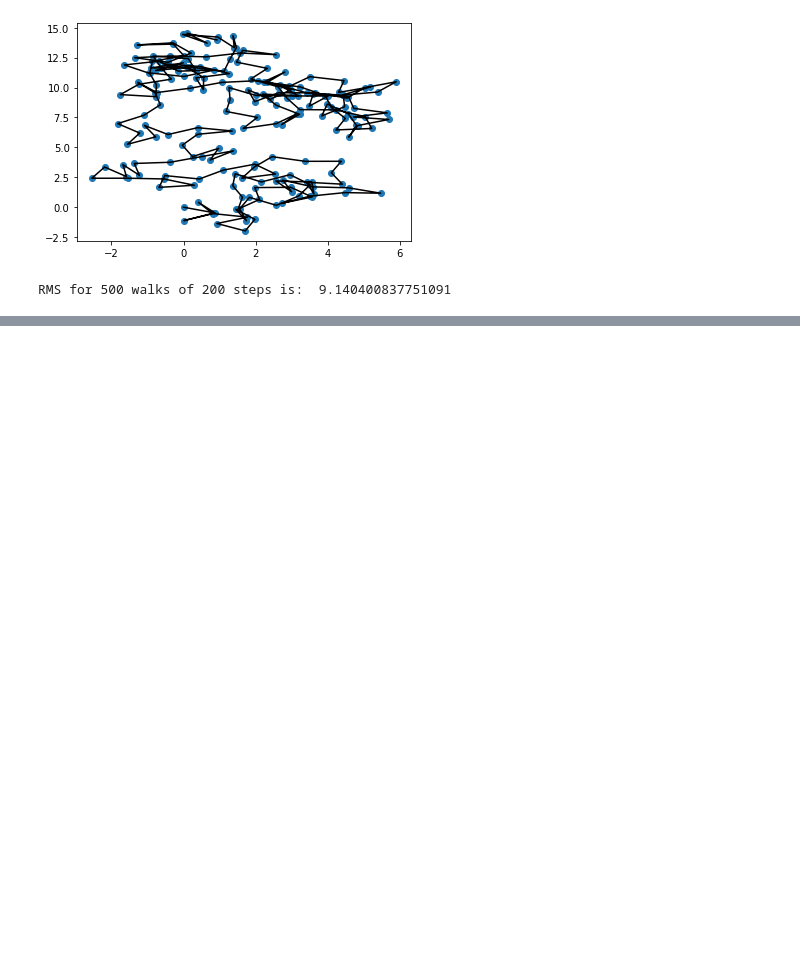
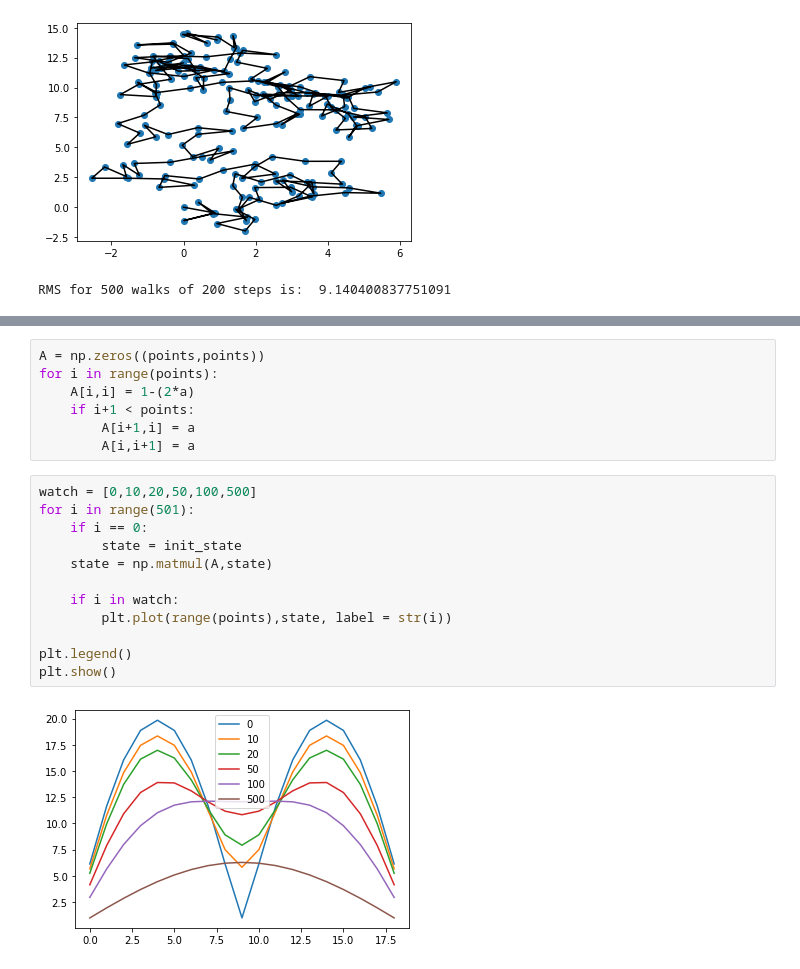
Before and after one commit to emb1ues/comp_phy_endsem, a Jupyter notebook: comp_phy_endsem.ipynb, the cells around one changed output, grey strips where cells are left out. Drawn from its saved outputs; the diff is of its cells as text; blank space fills up the shorter version.

```diff
--- a/comp_phy_endsem.ipynb
+++ b/comp_phy_endsem.ipynb
@@ -60,0 +81,21 @@ RMS for 500 walks of 200 steps is:  9.140400837751091
+# %%
+A = np.zeros((points,points))
+for i in range(points):
+    A[i,i] = 1-(2*a)
+    if i+1 < points:
+        A[i+1,i] = a
+        A[i,i+1] = a
+# %%
+watch = [0,10,20,50,100,500]
+for i in range(501):
+    if i == 0:
+        state = init_state
+    state = np.matmul(A,state)
+
+    if i in watch:
+        plt.plot(range(points),state, label = str(i))
+
+plt.legend()
+plt.show()
+# %% [output]
+[figure, added]
```
Also changed, not shown: parts of 2 cells of this notebook.
